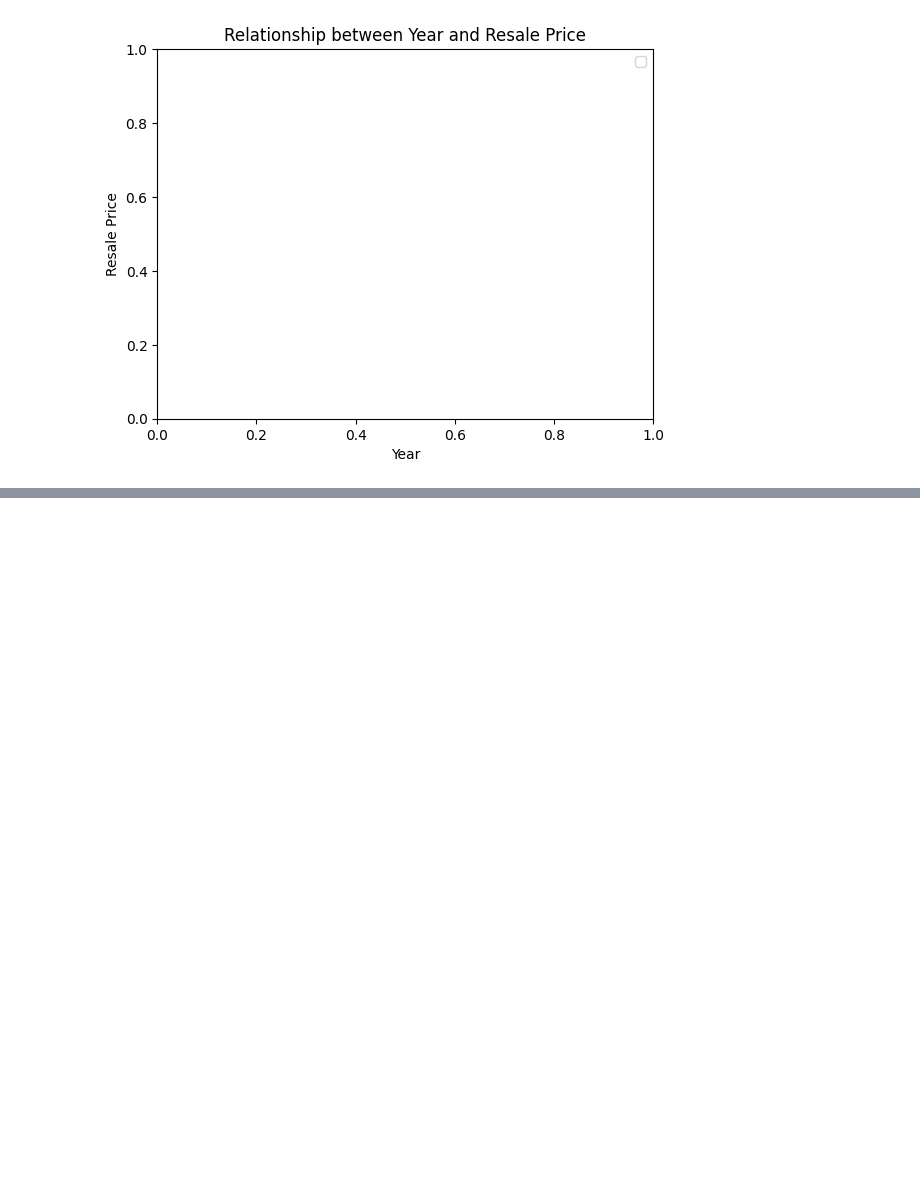
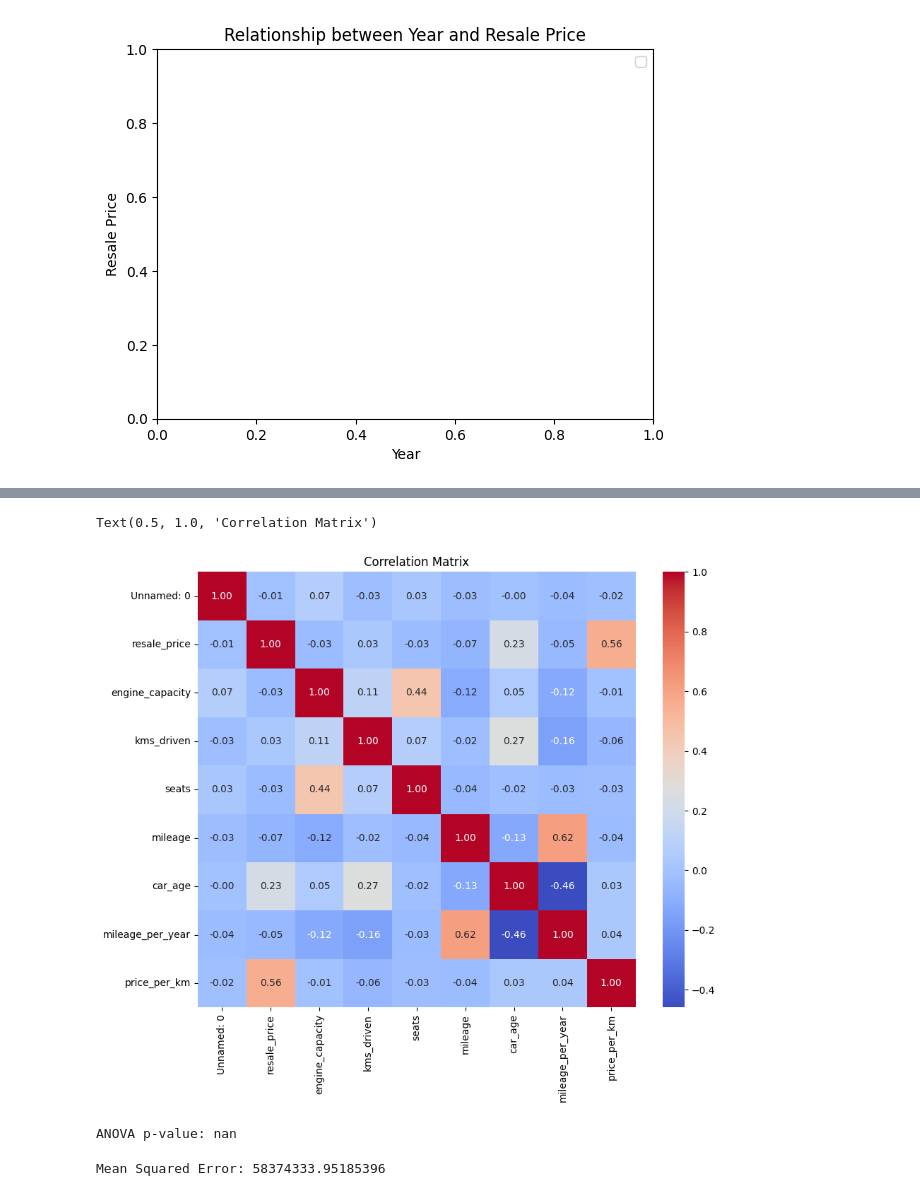
Before and after one commit to ianmuchai/Car_Resale_Data-Data_Science_Project, a Jupyter notebook: New_Car_Resale_Dataset_Rerun.ipynb, the cells around one changed output, grey strips where cells are left out. Saved outputs shown, nothing was run; the diff lists cells and outputs as text; code cells hidden in the pictures; blank space fills up the shorter version.

```diff
--- a/New_Car_Resale_Dataset_Rerun.ipynb
+++ b/New_Car_Resale_Dataset_Rerun.ipynb
@@ -306,0 +328,8 @@ plt.show()
+# %%
+correlation_matrix = data.corr()
+plt.figure(figsize=(10, 8))
+sns.heatmap(correlation_matrix, annot=True, cmap='coolwarm', fmt=".2f")
+plt.title('Correlation Matrix') # To generate a correlation matrix for the data through a correlation analysis.
+# %% [output]
+Text(0.5, 1.0, 'Correlation Matrix')
+[figure, added]
@@ -306,0 +342,23 @@ plt.show()
+# %%
+print("ANOVA p-value:", anova_result.pvalue) # To see the ANOVA grid.
+# %% [output]
+ANOVA p-value: nan
+# %%
+from sklearn.linear_model import LinearRegression
+from sklearn.model_selection import train_test_split
+from sklearn.metrics import mean_squared_error
+
+X = data[['kms_driven']]
+y = data['resale_price']
+
+X_train, X_test, y_train, y_test = train_test_split(X, y, test_size=0.2, random_state=42)
+
+model = LinearRegression()
+model.fit(X_train, y_train)
+y_pred = model.predict(X_test)
+
+mse = mean_squared_error(y_test, y_pred)
+print("Mean Squared Error:", mse)
+# Performing a simple linear regression analysis for the dataset
+# %% [output]
+Mean Squared Error: 58374333.95185396
```
Also changed, not shown: parts of 5 cells of this notebook.
